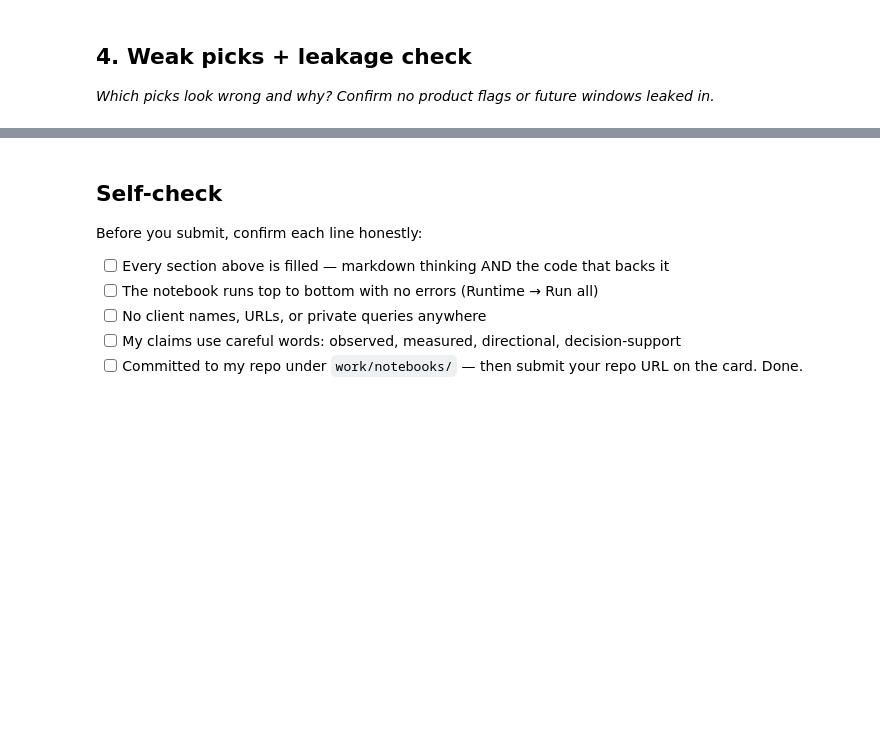
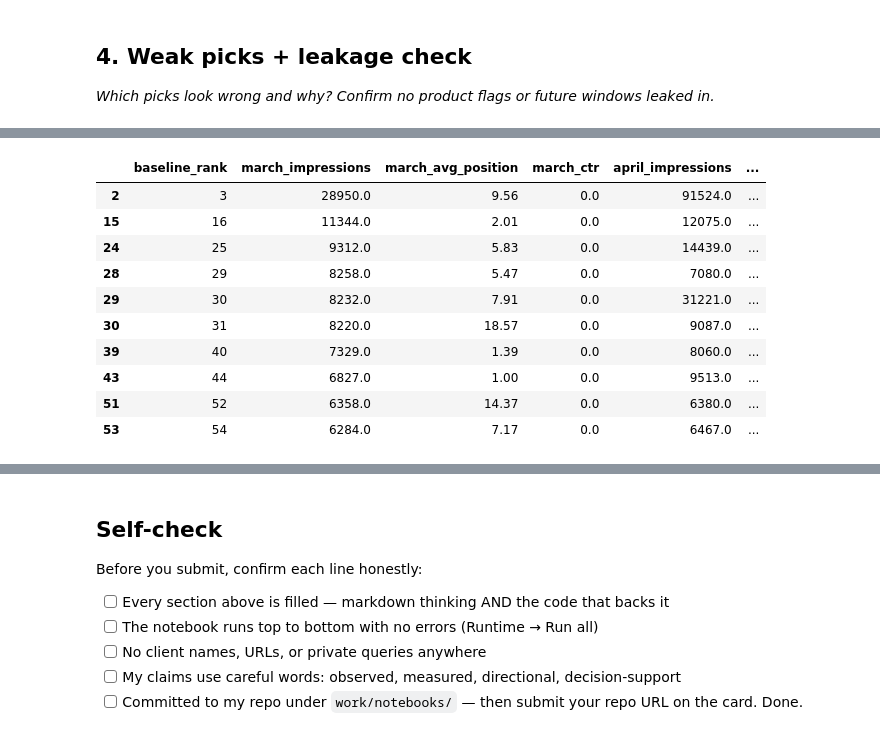
Before and after one commit to ahmedfurqan1/FlyRank-MachineLearning, a Jupyter notebook: work/notebooks/w04_baseline_score.ipynb, the cells around one changed output, grey strips where cells are left out. Saved outputs shown, nothing was run; the diff lists cells and outputs as text; code cells hidden in the pictures; blank space fills up the shorter version.

```diff
--- a/work/notebooks/w04_baseline_score.ipynb
+++ b/work/notebooks/w04_baseline_score.ipynb
@@ -24,0 +524,86 @@ This skeleton is yours to fill. Work the sections **in order** — each one has
+# %%
+weak_picks = (
+    review_frame.loc[review_frame["is_declining_label"] == 0]
+    .head(10)
+    .copy()
+)
+
+weak_picks["impression_change_pct"] = (
+    100
+    * (
+        weak_picks["april_impressions"]
+        - weak_picks["march_impressions"]
+    )
+    / weak_picks["march_impressions"]
+)
+
+weak_pick_columns = [
+    "baseline_rank",
+    "march_impressions",
+    "march_avg_position",
+    "march_ctr",
+    "april_impressions",
+    "impression_change_pct",
+    "action_label",
+]
+
+weak_pick_display = weak_picks[weak_pick_columns].copy()
+weak_pick_display["march_avg_position"] = (
+    weak_pick_display["march_avg_position"].round(2)
+)
+weak_pick_display["impression_change_pct"] = (
+    weak_pick_display["impression_change_pct"].round(1)
+)
+
+print("Highest-ranked false positives")
+display(weak_pick_display)
+
+# Reconstruct the rule using only its declared March inputs.
+declared_score_inputs = [
+    "march_impressions",
+    "march_clicks",
+    "march_avg_position",
+]
+
+reconstructed_eligibility = (
+    (scored_df["march_impressions"] >= 100)
+    & (scored_df["march_clicks"] == 0)
+    & (scored_df["march_avg_position"] > 0)
+    & (scored_df["march_avg_position"] <= 20)
+)
+
+reconstructed_score = np.where(
+    reconstructed_eligibility,
+    scored_df["march_impressions"],
+    0,
+)
+
+forbidden_input_names = {
+    "april_impressions",
+    "is_declining_label",
+    "trend_pct",
+    "trend_direction",
+}
+
+score_reproduces_exactly = np.array_equal(
+    reconstructed_score,
+    scored_df["baseline_score"].to_numpy(),
+)
+
+no_forbidden_score_inputs = forbidden_input_names.isdisjoint(
+    declared_score_inputs
+)
+
+no_future_fields_exported = forbidden_input_names.isdisjoint(
+    baseline_queue.columns
+)
+
+print(f"Declared score inputs: {declared_score_inputs}")
+print(f"Score reconstructs exactly: {score_reproduces_exactly}")
+print(f"No future or label-derived score inputs: {no_forbidden_score_inputs}")
+print(f"No future or label-derived fields in exported queue: {no_future_fields_exported}")
+
+assert score_reproduces_exactly
+assert no_forbidden_score_inputs
+assert no_future_fields_exported
+# %% [output]
@@ -24,0 +611,11 @@ This skeleton is yours to fill. Work the sections **in order** — each one has
+|  | baseline_rank | march_impressions | march_avg_position | march_ctr | april_impressions | ... |
+| 2 | 3 | 28950.0 | 9.56 | 0.0 | 91524.0 | ... |
+| 15 | 16 | 11344.0 | 2.01 | 0.0 | 12075.0 | ... |
+| 24 | 25 | 9312.0 | 5.83 | 0.0 | 14439.0 | ... |
+| 28 | 29 | 8258.0 | 5.47 | 0.0 | 7080.0 | ... |
+| 29 | 30 | 8232.0 | 7.91 | 0.0 | 31221.0 | ... |
+| 30 | 31 | 8220.0 | 18.57 | 0.0 | 9087.0 | ... |
+| 39 | 40 | 7329.0 | 1.39 | 0.0 | 8060.0 | ... |
+| 43 | 44 | 6827.0 | 1.00 | 0.0 | 9513.0 | ... |
+| 51 | 52 | 6358.0 | 14.37 | 0.0 | 6380.0 | ... |
+| 53 | 54 | 6284.0 | 7.17 | 0.0 | 6467.0 | ... |
```
Also changed, not shown: parts of 25 cells of this notebook.
